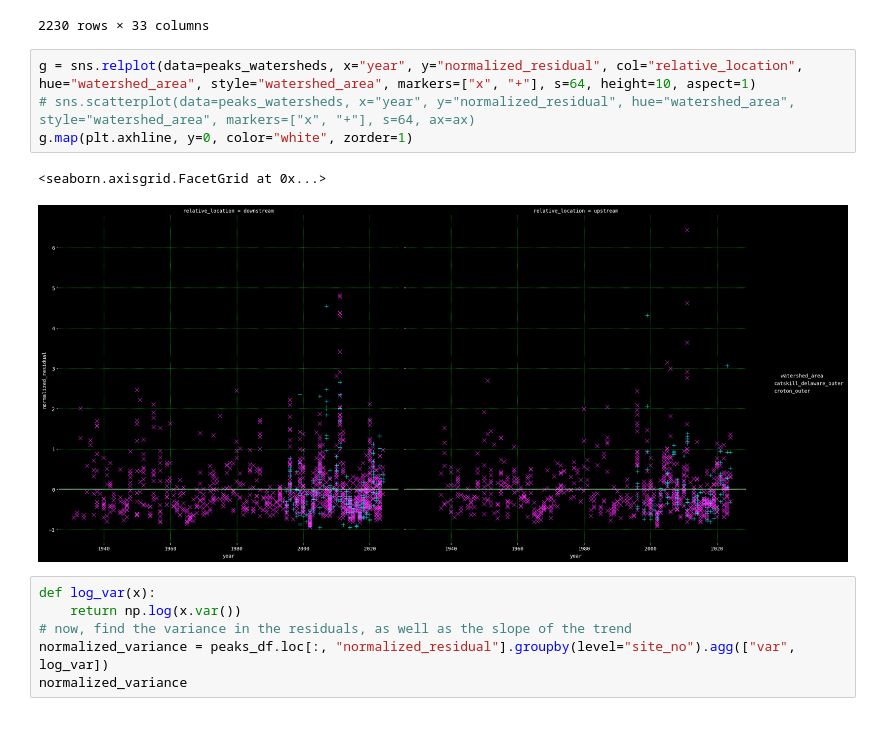
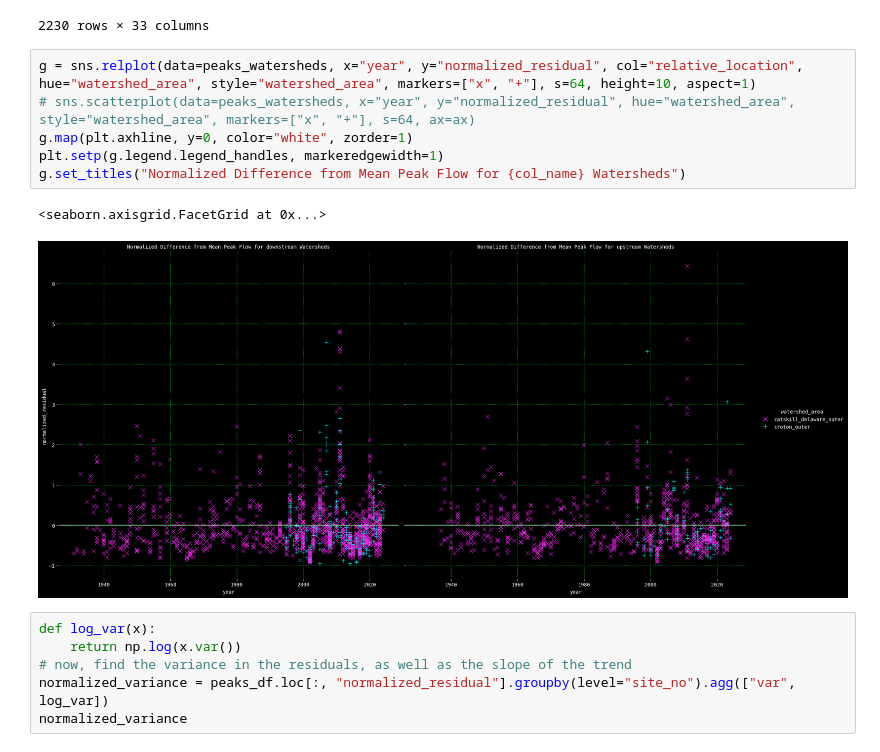
Before and after one commit to kroy/nyc_water_supply_analysis, a Jupyter notebook: code/streamflow_story.ipynb, the cells around one changed output. Drawn from its saved outputs; the diff is of its cells as text.

```diff
--- a/code/streamflow_story.ipynb
+++ b/code/streamflow_story.ipynb
@@ -374,10 +380,12 @@ peaks_watersheds
 # %%
 g = sns.relplot(data=peaks_watersheds, x="year", y="normalized_residual", col="relative_location", hue="watershed_area", style="watershed_area", markers=["x", "+"], s=64, height=10, aspect=1)
 # sns.scatterplot(data=peaks_watersheds, x="year", y="normalized_residual", hue="watershed_area", style="watershed_area", markers=["x", "+"], s=64, ax=ax)
 g.map(plt.axhline, y=0, color="white", zorder=1)
+plt.setp(g.legend.legend_handles, markeredgewidth=1)
+g.set_titles("Normalized Difference from Mean Peak Flow for {col_name} Watersheds")
 # %% [output]
 <seaborn.axisgrid.FacetGrid at 0x...>
-[figure, old version]
+[figure, new version]
 # %%
 def log_var(x):
     return np.log(x.var())
```
Also changed, not shown: parts of 12 cells of this notebook, 6 other files.
